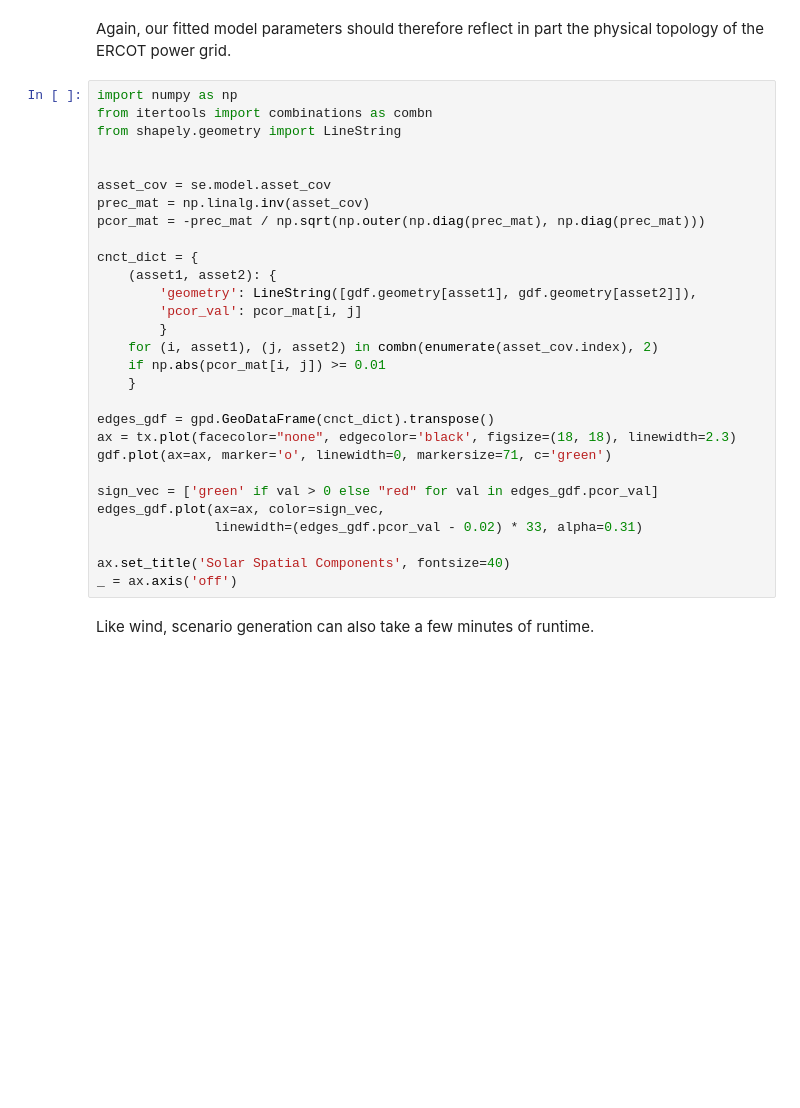
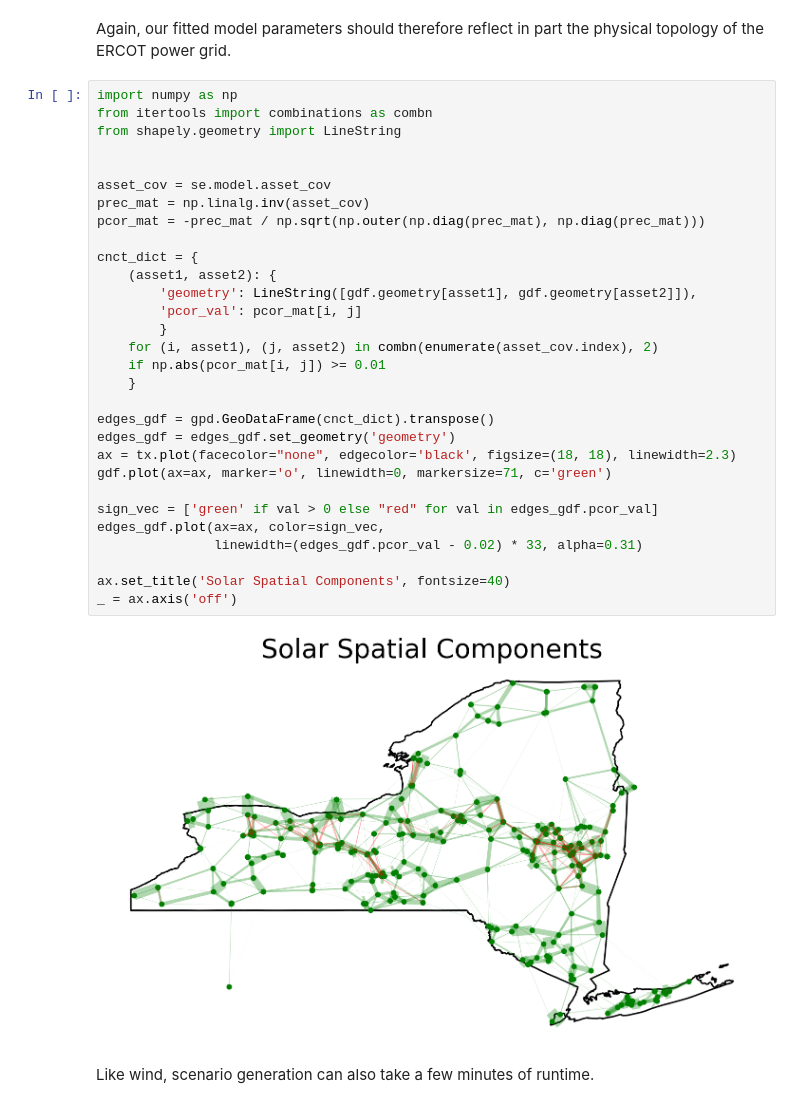
Before and after one commit to PrincetonUniversity/PGscen, a Jupyter notebook: example/NYISO/nyiso_day_ahead_solar.ipynb, the cells around one changed output. Drawn from its saved outputs; the diff is of its cells as text; blank space fills up the shorter version.

```diff
--- a/example/NYISO/nyiso_day_ahead_solar.ipynb
+++ b/example/NYISO/nyiso_day_ahead_solar.ipynb
@@ -111,32 +115,35 @@ Again, our fitted model parameters should therefore reflect in part the physical
 # %%
 import numpy as np
 from itertools import combinations as combn
 from shapely.geometry import LineString
 
 
 asset_cov = se.model.asset_cov
 prec_mat = np.linalg.inv(asset_cov)
 pcor_mat = -prec_mat / np.sqrt(np.outer(np.diag(prec_mat), np.diag(prec_mat)))
 
 cnct_dict = {
     (asset1, asset2): {
         'geometry': LineString([gdf.geometry[asset1], gdf.geometry[asset2]]),
         'pcor_val': pcor_mat[i, j]
         }
     for (i, asset1), (j, asset2) in combn(enumerate(asset_cov.index), 2)
     if np.abs(pcor_mat[i, j]) >= 0.01
     }
 
 edges_gdf = gpd.GeoDataFrame(cnct_dict).transpose()
+edges_gdf = edges_gdf.set_geometry('geometry')
 ax = tx.plot(facecolor="none", edgecolor='black', figsize=(18, 18), linewidth=2.3)
 gdf.plot(ax=ax, marker='o', linewidth=0, markersize=71, c='green')
 
 sign_vec = ['green' if val > 0 else "red" for val in edges_gdf.pcor_val]
 edges_gdf.plot(ax=ax, color=sign_vec,
                linewidth=(edges_gdf.pcor_val - 0.02) * 33, alpha=0.31)
 
 ax.set_title('Solar Spatial Components', fontsize=40)
 _ = ax.axis('off')
+# %% [output]
+[figure, added]
 # %% [markdown]
 Like wind, scenario generation can also take a few minutes of runtime.
 # %%
```
Also changed, not shown: parts of 3 cells of this notebook, 6 other files.
